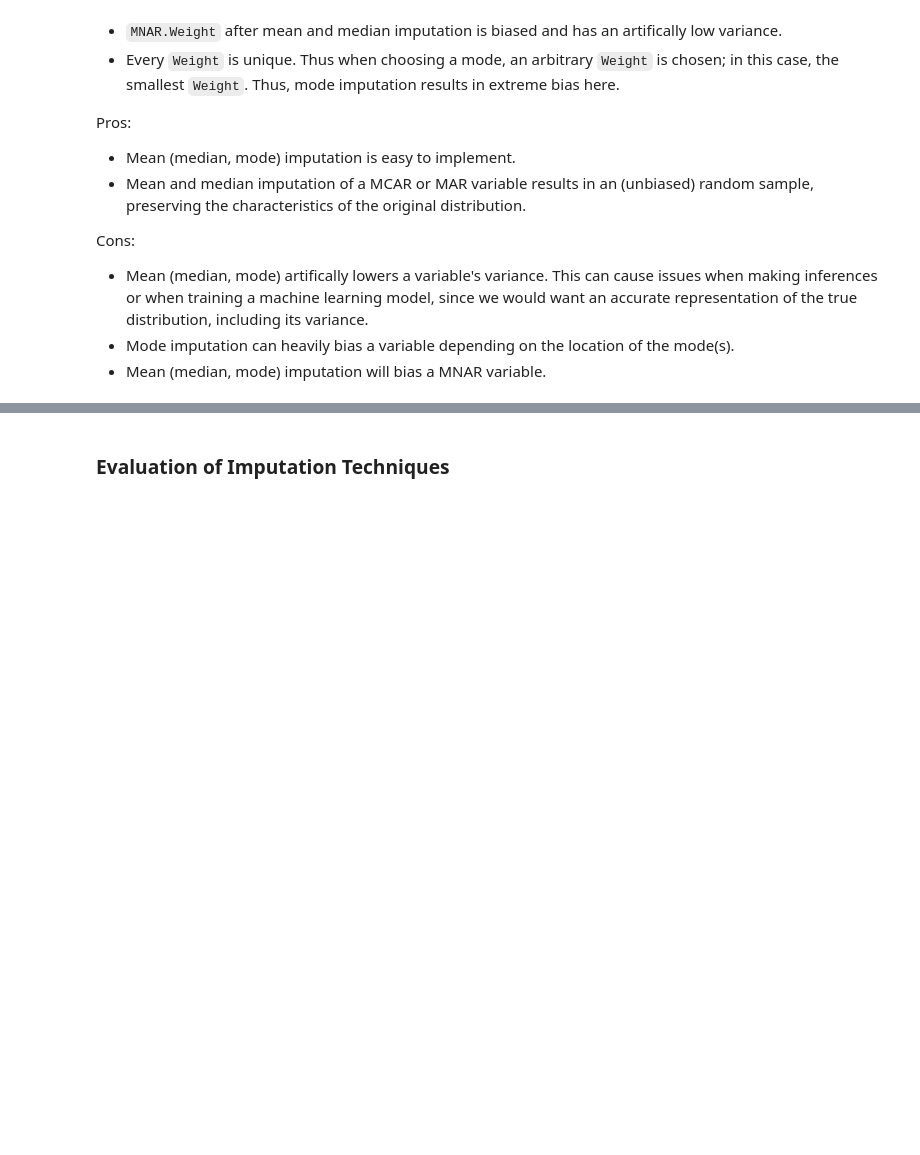
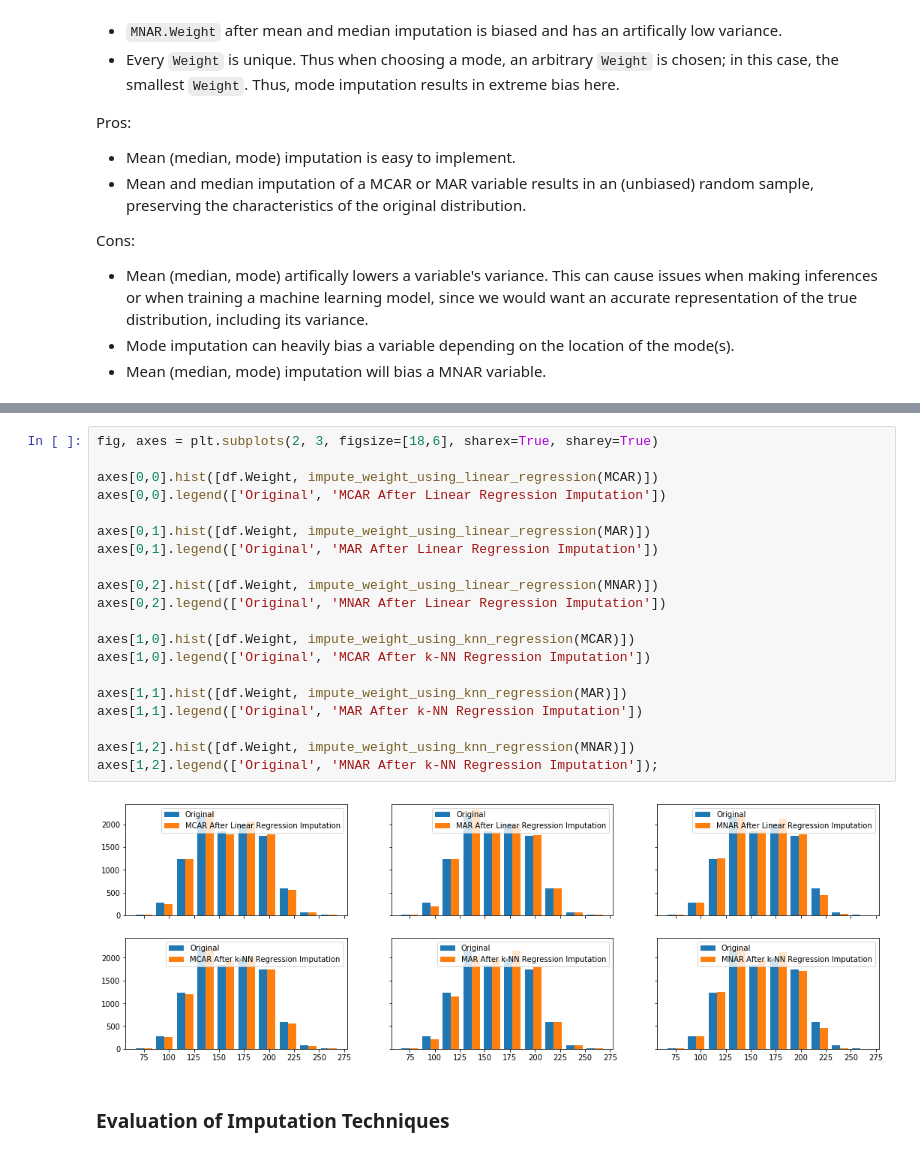
Before and after one commit to dleestat/quirky-data-science, a Jupyter notebook: quirky-data-science.ipynb, the cells around one changed output, grey strips where cells are left out. Drawn from its saved outputs; the diff is of its cells as text; blank space fills up the shorter version.

```diff
--- a/quirky-data-science.ipynb
+++ b/quirky-data-science.ipynb
@@ -442,3 +479,25 @@ Cons:
+# %%
+fig, axes = plt.subplots(2, 3, figsize=[18,6], sharex=True, sharey=True)
+
+axes[0,0].hist([df.Weight, impute_weight_using_linear_regression(MCAR)])
+axes[0,0].legend(['Original', 'MCAR After Linear Regression Imputation'])
+
+axes[0,1].hist([df.Weight, impute_weight_using_linear_regression(MAR)])
+axes[0,1].legend(['Original', 'MAR After Linear Regression Imputation'])
+
+axes[0,2].hist([df.Weight, impute_weight_using_linear_regression(MNAR)])
+axes[0,2].legend(['Original', 'MNAR After Linear Regression Imputation'])
+
+axes[1,0].hist([df.Weight, impute_weight_using_knn_regression(MCAR)])
+axes[1,0].legend(['Original', 'MCAR After k-NN Regression Imputation'])
+
+axes[1,1].hist([df.Weight, impute_weight_using_knn_regression(MAR)])
+axes[1,1].legend(['Original', 'MAR After k-NN Regression Imputation'])
+
+axes[1,2].hist([df.Weight, impute_weight_using_knn_regression(MNAR)])
+axes[1,2].legend(['Original', 'MNAR After k-NN Regression Imputation']);
+# %% [output]
+[figure, added]
 # %% [markdown]
 ### Evaluation of Imputation Techniques
 # %% [markdown]
```
Also changed, not shown: parts of 19 cells of this notebook.
